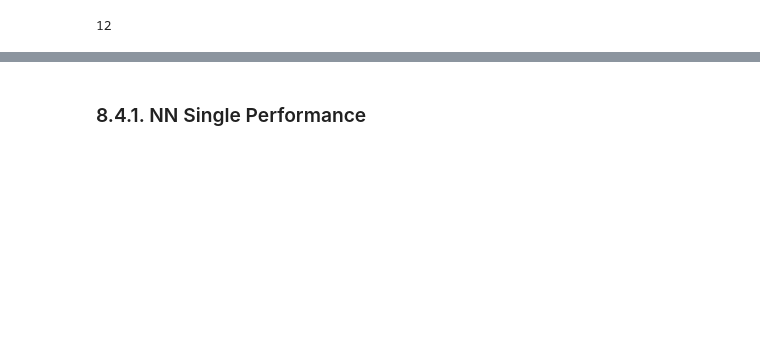
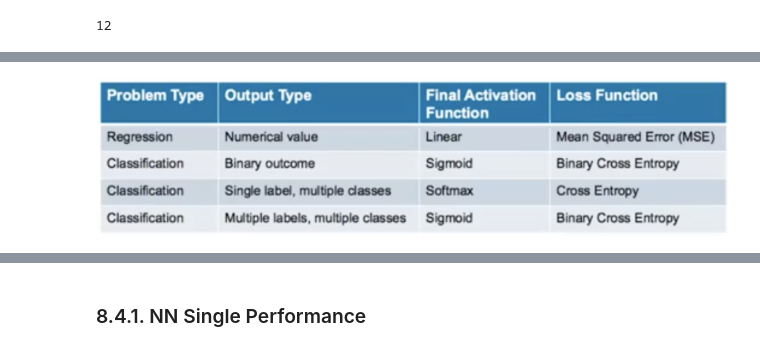
Before and after one commit to lucasquemelli/airbnb, a Jupyter notebook: airbnb.ipynb, the cells around one changed output, grey strips where cells are left out. Saved outputs shown, nothing was run; the diff lists cells and outputs as text; code cells hidden in the pictures; blank space fills up the shorter version.

```diff
--- a/airbnb.ipynb
+++ b/airbnb.ipynb
@@ -1777,3 +2151,7 @@ Artifical Neural Network (ANN) - Multi-Layer Perceptron (MLP)
+# %%
+Image("images/ActivationFunctions.png")
+# %% [output]
+[figure, added]
 # %%
  # model definition
 model = ml.Sequential()
```
Also changed, not shown: parts of 164 cells of this notebook.
